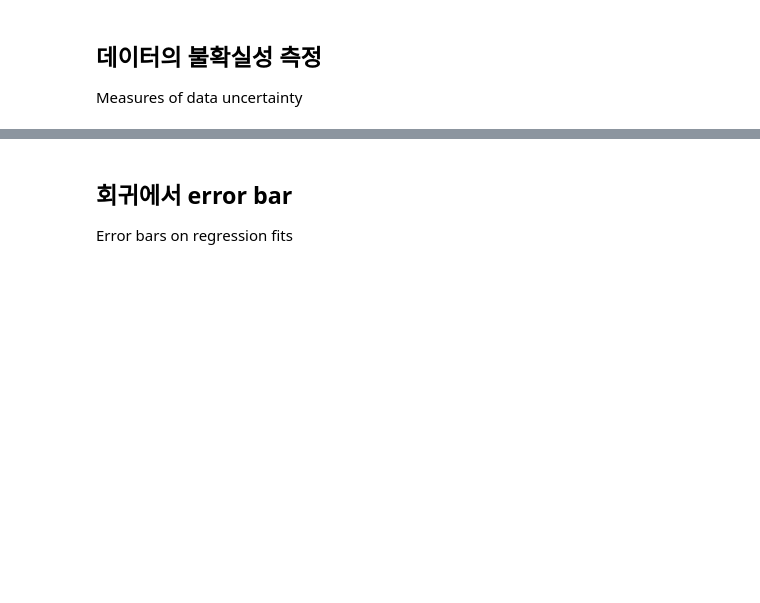
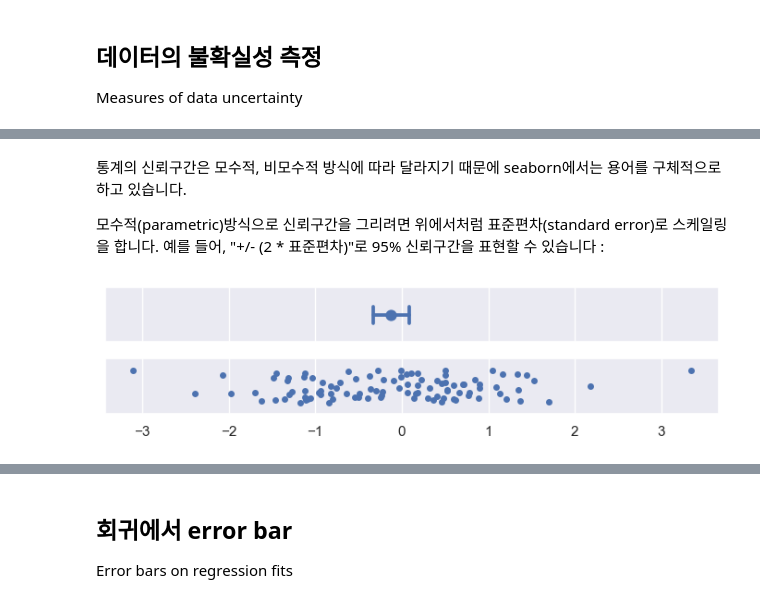
Before and after one commit to kjmn1105/Seaborn-Tuorial, a Jupyter notebook: 09_Statistical operations (1).ipynb, the cells around one changed output, grey strips where cells are left out. Cells and saved outputs as stored; diff of their text form; code cells hidden in the pictures; blank space fills up the shorter version.

```diff
--- a/09_Statistical operations (1).ipynb
+++ b/09_Statistical operations (1).ipynb
@@ -93,0 +123,9 @@ Measures of data uncertainty
+# %% [markdown]
+통계의 신뢰구간은 모수적, 비모수적 방식에 따라 달라지기 때문에 seaborn에서는 용어를 구체적으로 하고 있습니다.
+
+모수적(parametric)방식으로 신뢰구간을 그리려면 위에서처럼 표준편차(standard error)로 스케일링을 합니다.
+예를 들어, "+/- (2 * 표준편차)"로 95% 신뢰구간을 표현할 수 있습니다 :
+# %%
+plot_errorbars(("se", 2))
+# %% [output]
+[figure, added]
```
Also changed, not shown: parts of 19 cells of this notebook.
